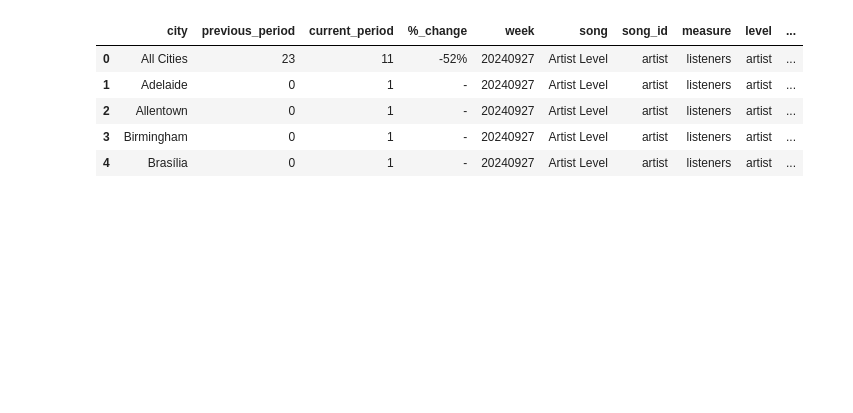
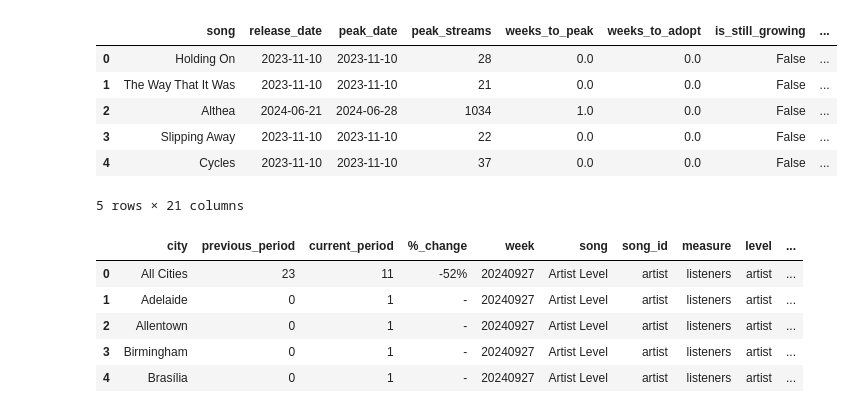
Before and after one commit to mgelberg/spring-2025, a Jupyter notebook: data_exploration_may21.ipynb, the cells around one changed output. Saved outputs shown, nothing was run; the diff lists cells and outputs as text; code cells hidden in the pictures; blank space fills up the shorter version.

```diff
--- a/data_exploration_may21.ipynb
+++ b/data_exploration_may21.ipynb
@@ -43,0 +65,2 @@ Data shape: (21312, 11)Columns: Index(['city', 'previous_period', 'current_perio
+# %%
+song_adoption_metrics = analyze_song_adoption_overall()
@@ -44,3 +85,13 @@ Data shape: (21312, 11)Columns: Index(['city', 'previous_period', 'current_perio
+# %%
+song_adoption_metrics.head()
+# %% [output]
+|  | song | release_date | peak_date | peak_streams | weeks_to_peak | weeks_to_adopt | is_still_growing | ... |
+| 0 | Holding On | 2023-11-10 | 2023-11-10 | 28 | 0.0 | 0.0 | False | ... |
+| 1 | The Way That It Was | 2023-11-10 | 2023-11-10 | 21 | 0.0 | 0.0 | False | ... |
+| 2 | Althea | 2024-06-21 | 2024-06-28 | 1034 | 1.0 | 0.0 | False | ... |
+| 3 | Slipping Away | 2023-11-10 | 2023-11-10 | 22 | 0.0 | 0.0 | False | ... |
+| 4 | Cycles | 2023-11-10 | 2023-11-10 | 37 | 0.0 | 0.0 | False | ... |
+5 rows × 21 columns
 # %%
 df.head()
 # %% [output]
```
Also changed, not shown: parts of 9 cells of this notebook, 9 other files.
